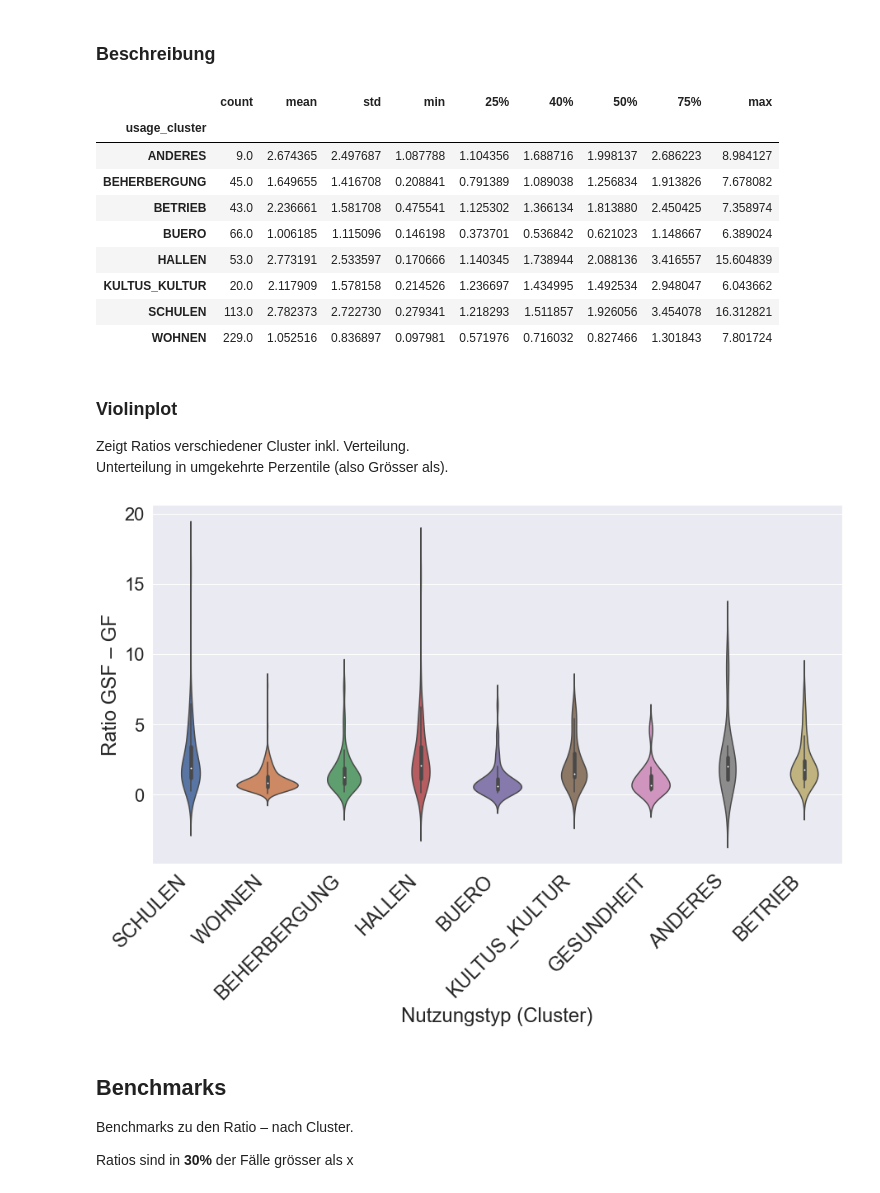
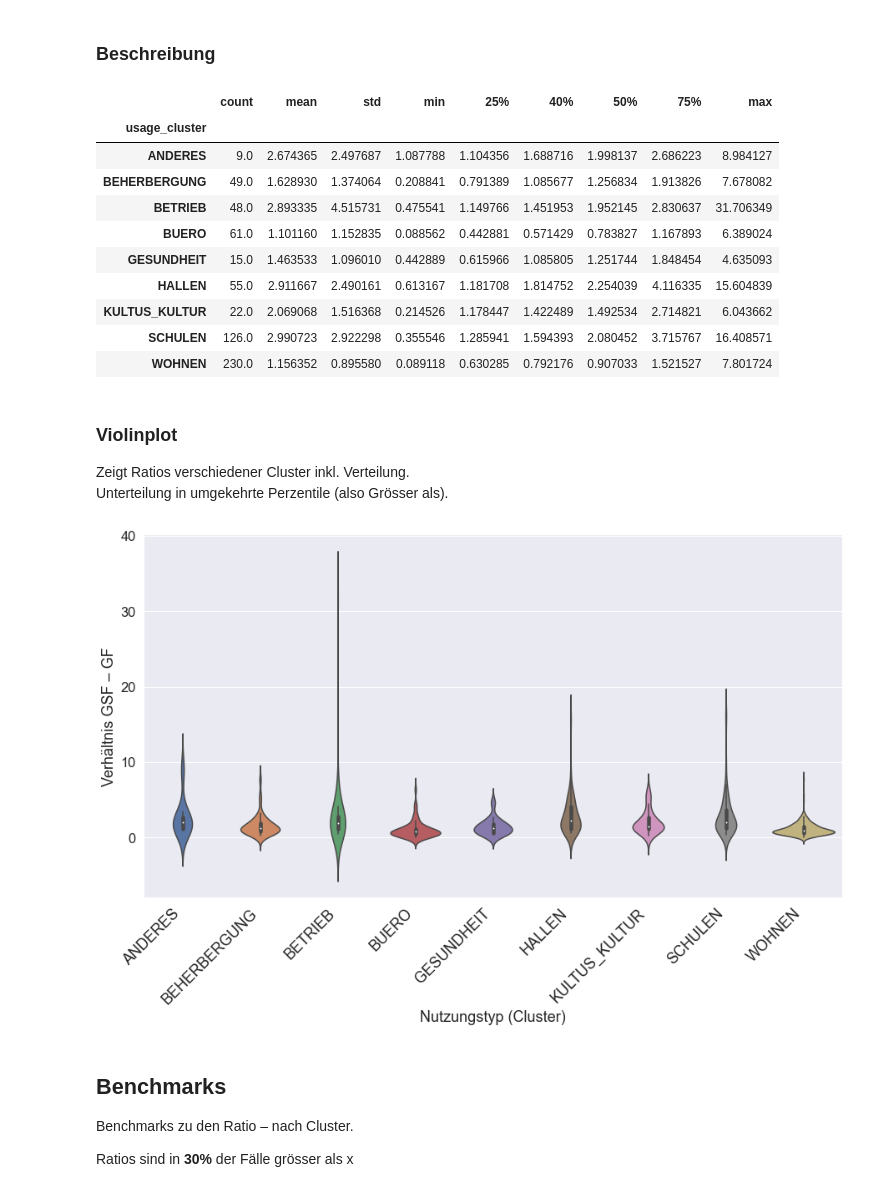
Before and after one commit to FHNW-RW/ip5-metriken-bauwesen, a Jupyter notebook: src/analysis/ratio_benchmarks/gsf_gf.ipynb, the cells around one changed output. Saved outputs shown, nothing was run; the diff lists cells and outputs as text; code cells hidden in the pictures.

```diff
--- a/src/analysis/ratio_benchmarks/gsf_gf.ipynb
+++ b/src/analysis/ratio_benchmarks/gsf_gf.ipynb
@@ -19,13 +19,9 @@ charts.set_preferences(sns, font_scale=2)
 df = im.get_extended_dataset('../../package/datasets/full_dataset.csv', cluster_threshold=10, hnf_gf_ratio=False)
 df = im.calculate_gf_ratio(df, other_field=FIELD, ratio_field=FIELD_RATIO)
 df, usages = imp_usg.extract_usage_details(df)
-filtered_df = im.select_relevant_features(df)
+filtered_df = im.select_relevant_features(df, additional_features=[FIELD])
 
-# primitive outlier removal
-q_low = df[FIELD].quantile(0.05)
-q_hi  = df[FIELD].quantile(0.85)
-
-df = df[(df[FIELD] < q_hi) & (df[FIELD] > q_low)]
+df = im.cap_upper_gf_field(df, upper_percentile='90%', field=FIELD)
 # %% [markdown]
 ### Allgemein
 # %%
@@ -99,22 +97,24 @@ charts.describe_ratios(df, ratio_field=FIELD_RATIO)
 |  | count | mean | std | min | 25% | 40% | 50% | 75% | max |
 | usage_cluster |  |  |  |  |  |  |  |  |  |
 | ANDERES | 9.0 | 2.674365 | 2.497687 | 1.087788 | 1.104356 | 1.688716 | 1.998137 | 2.686223 | 8.984127 |
-| BEHERBERGUNG | 45.0 | 1.649655 | 1.416708 | 0.208841 | 0.791389 | 1.089038 | 1.256834 | 1.913826 | 7.678082 |
-| BETRIEB | 43.0 | 2.236661 | 1.581708 | 0.475541 | 1.125302 | 1.366134 | 1.813880 | 2.450425 | 7.358974 |
-| BUERO | 66.0 | 1.006185 | 1.115096 | 0.146198 | 0.373701 | 0.536842 | 0.621023 | 1.148667 | 6.389024 |
-| HALLEN | 53.0 | 2.773191 | 2.533597 | 0.170666 | 1.140345 | 1.738944 | 2.088136 | 3.416557 | 15.604839 |
-| KULTUS_KULTUR | 20.0 | 2.117909 | 1.578158 | 0.214526 | 1.236697 | 1.434995 | 1.492534 | 2.948047 | 6.043662 |
-| SCHULEN | 113.0 | 2.782373 | 2.722730 | 0.279341 | 1.218293 | 1.511857 | 1.926056 | 3.454078 | 16.312821 |
-| WOHNEN | 229.0 | 1.052516 | 0.836897 | 0.097981 | 0.571976 | 0.716032 | 0.827466 | 1.301843 | 7.801724 |
+| BEHERBERGUNG | 49.0 | 1.628930 | 1.374064 | 0.208841 | 0.791389 | 1.085677 | 1.256834 | 1.913826 | 7.678082 |
+| BETRIEB | 48.0 | 2.893335 | 4.515731 | 0.475541 | 1.149766 | 1.451953 | 1.952145 | 2.830637 | 31.706349 |
+| BUERO | 61.0 | 1.101160 | 1.152835 | 0.088562 | 0.442881 | 0.571429 | 0.783827 | 1.167893 | 6.389024 |
+| GESUNDHEIT | 15.0 | 1.463533 | 1.096010 | 0.442889 | 0.615966 | 1.085805 | 1.251744 | 1.848454 | 4.635093 |
+| HALLEN | 55.0 | 2.911667 | 2.490161 | 0.613167 | 1.181708 | 1.814752 | 2.254039 | 4.116335 | 15.604839 |
+| KULTUS_KULTUR | 22.0 | 2.069068 | 1.516368 | 0.214526 | 1.178447 | 1.422489 | 1.492534 | 2.714821 | 6.043662 |
+| SCHULEN | 126.0 | 2.990723 | 2.922298 | 0.355546 | 1.285941 | 1.594393 | 2.080452 | 3.715767 | 16.408571 |
+| WOHNEN | 230.0 | 1.156352 | 0.895580 | 0.089118 | 0.630285 | 0.792176 | 0.907033 | 1.521527 | 7.801724 |
 # %% [markdown]
 ### Violinplot
 Zeigt Ratios verschiedener Cluster inkl. Verteilung.<br>
 Unterteilung in umgekehrte Perzentile (also Grösser als).<br>
 # %%
+charts.set_preferences(sns, rc=[15, 8], font_scale=1.5)
 charts.violinplot_ratios(df, ratio_field=FIELD_RATIO, ratio_label=LABEL_RATIO, cut=3,
                          garage_hue=False)
 # %% [output]
-[figure, old version]
+[figure, new version]
 # %% [markdown]
 ## Benchmarks
 Benchmarks zu den Ratio – nach Cluster.<br>
```
Also changed, not shown: parts of 9 cells of this notebook, 9 other files.
